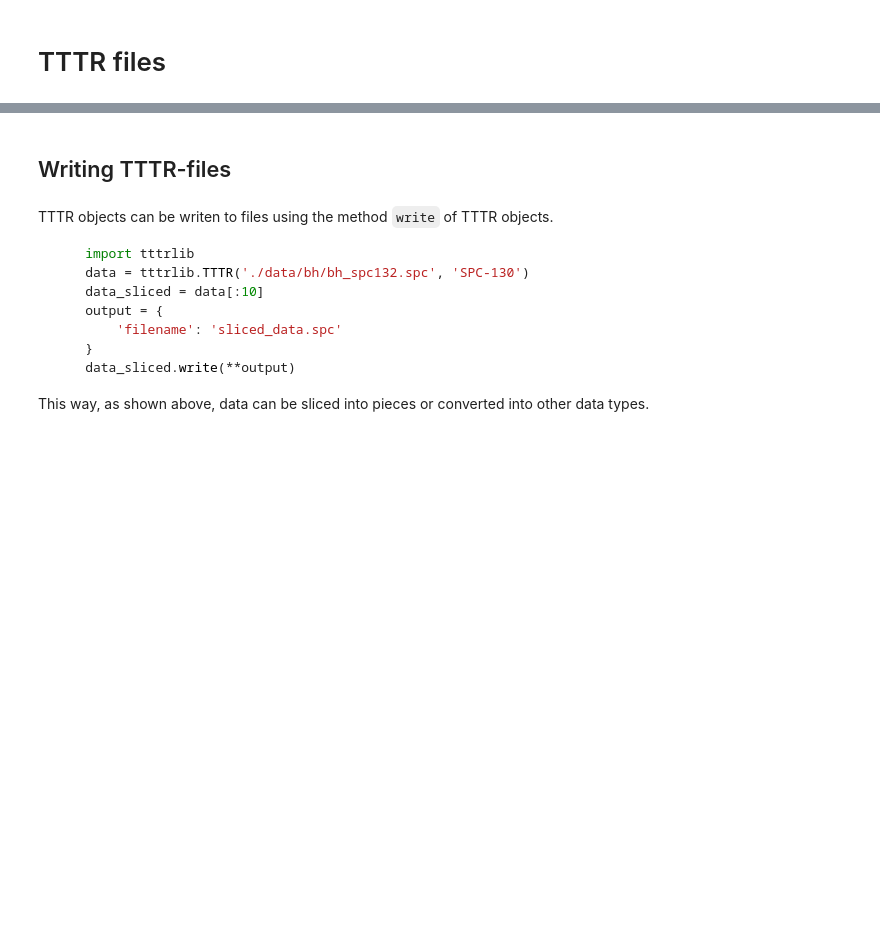
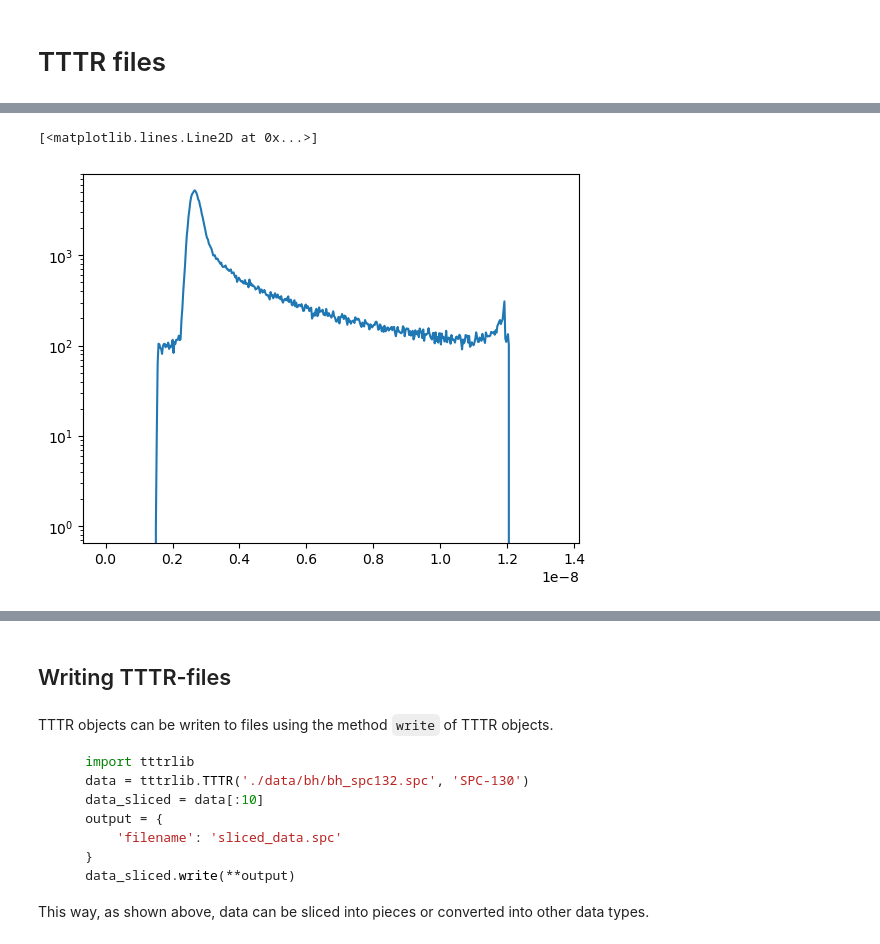
Before and after one commit to Fluorescence-Tools/tttrlib, a Jupyter notebook: doc/modules/tttr.ipynb, the cells around one changed output, grey strips where cells are left out. Drawn from its saved outputs; the diff is of its cells as text; code cells hidden in the pictures; blank space fills up the shorter version.

```diff
--- a/doc/modules/tttr.ipynb
+++ b/doc/modules/tttr.ipynb
@@ -72,0 +145,6 @@ For PicoQuant hardware/software the use of PTU files is heavily encouraged. As P
+# %%
+y, x = data.get_microtime_histogram(8)
+plt.semilogy(x, y)
+# %% [output]
+[<matplotlib.lines.Line2D at 0x...>]
+[figure, added]
```
Also changed, not shown: parts of 38 cells of this notebook, 4 other files.
